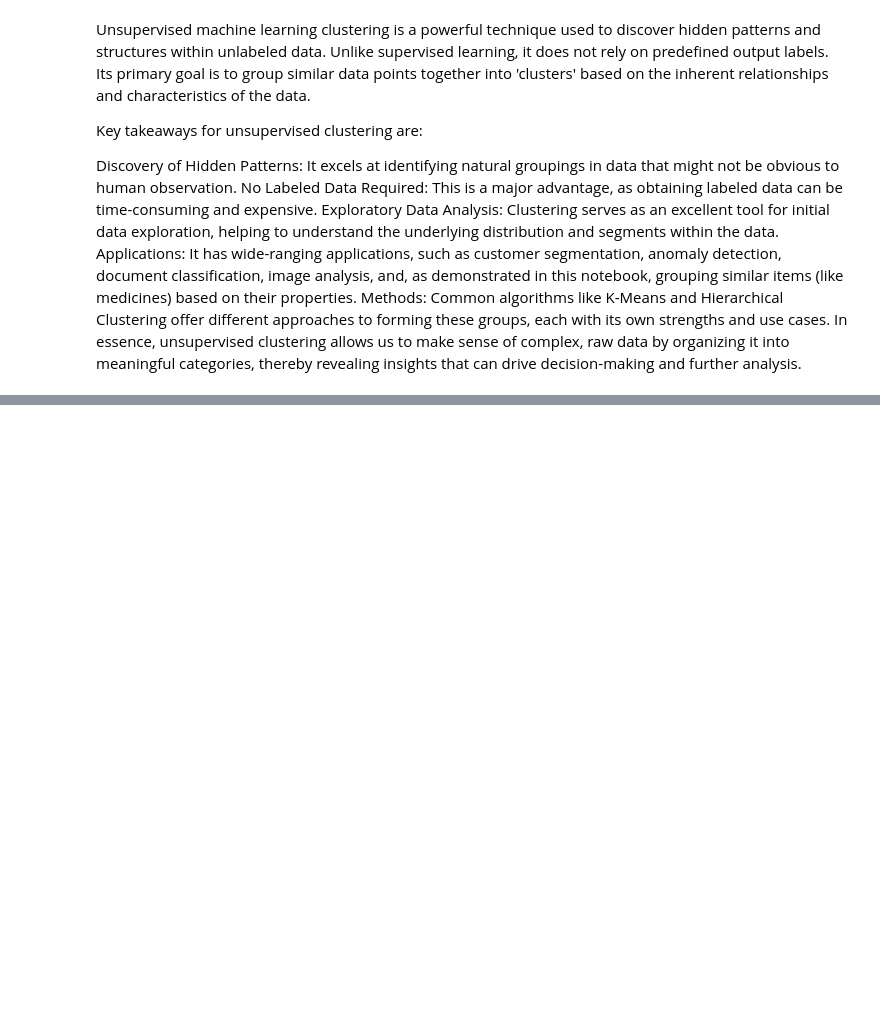
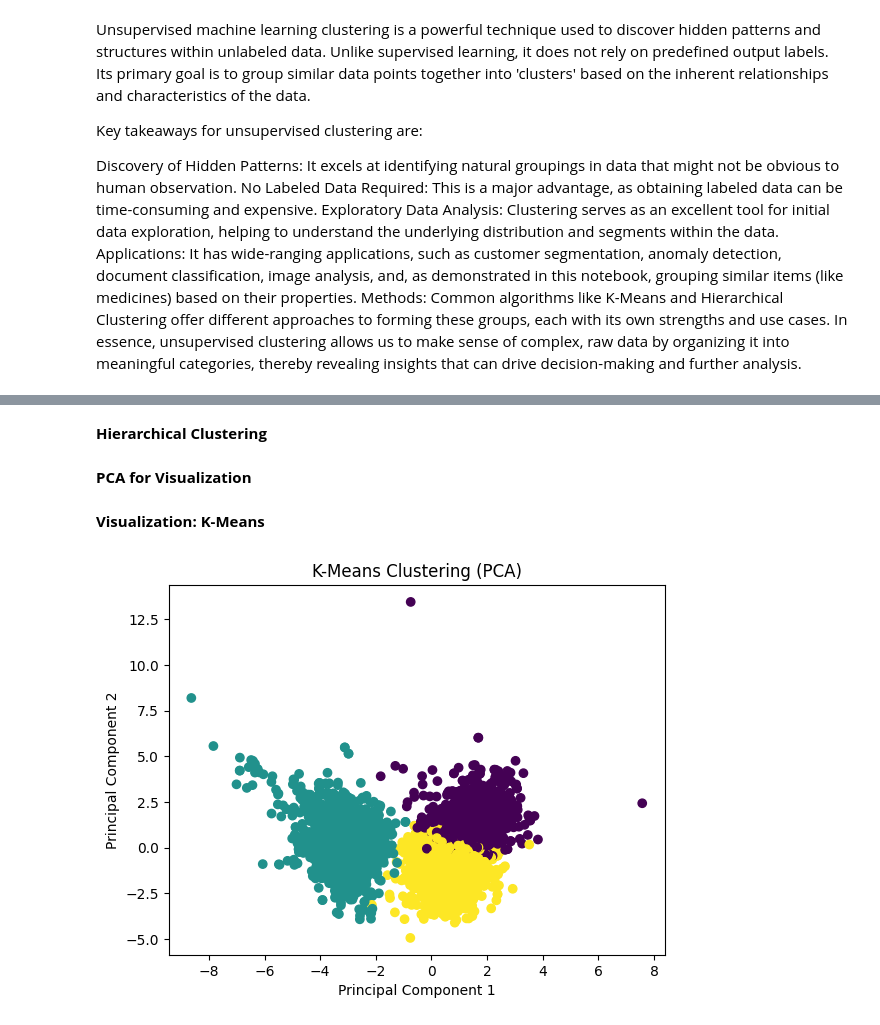
Before and after one commit to linamellese/Unsupervised-Machine-Learning-Clustering-, a Jupyter notebook: Unsupervised-Machine-Learning-Clustering.ipynb, the cells around one changed output, grey strips where cells are left out. Saved outputs shown, nothing was run; the diff lists cells and outputs as text; code cells hidden in the pictures; blank space fills up the shorter version.

Commit message:
Implement K-Means and Hierarchical Clustering on Wine Quality Dataset

```diff
--- a/Unsupervised-Machine-Learning-Clustering.ipynb
+++ b/Unsupervised-Machine-Learning-Clustering.ipynb
@@ -354,0 +398,5 @@ In essence, unsupervised clustering allows us to make sense of complex, raw data
+# %%
+if "quality" in df.columns:
+    X = df.drop("quality", axis=1)
+else:
+    X = df.copy()
@@ -354,0 +405,3 @@ In essence, unsupervised clustering allows us to make sense of complex, raw data
+# %%
+scaler = StandardScaler()
+X_scaled = scaler.fit_transform(X)
@@ -354,0 +410,5 @@ In essence, unsupervised clustering allows us to make sense of complex, raw data
+# %%
+kmeans = KMeans(n_clusters=3, random_state=42)
+kmeans_labels = kmeans.fit_predict(X_scaled)
+# %% [markdown]
+**Hierarchical Clustering**
@@ -354,0 +418,16 @@ In essence, unsupervised clustering allows us to make sense of complex, raw data
+# %% [markdown]
+**PCA for Visualization**
+# %%
+pca = PCA(n_components=2)
+X_pca = pca.fit_transform(X_scaled)
+# %% [markdown]
+**Visualization: K-Means**
+# %%
+plt.figure()
+plt.scatter(X_pca[:, 0], X_pca[:, 1], c=kmeans_labels)
+plt.title("K-Means Clustering (PCA)")
+plt.xlabel("Principal Component 1")
+plt.ylabel("Principal Component 2")
+plt.show()
+# %% [output]
+[figure, added]
```
Also changed, not shown: parts of 16 cells of this notebook.
